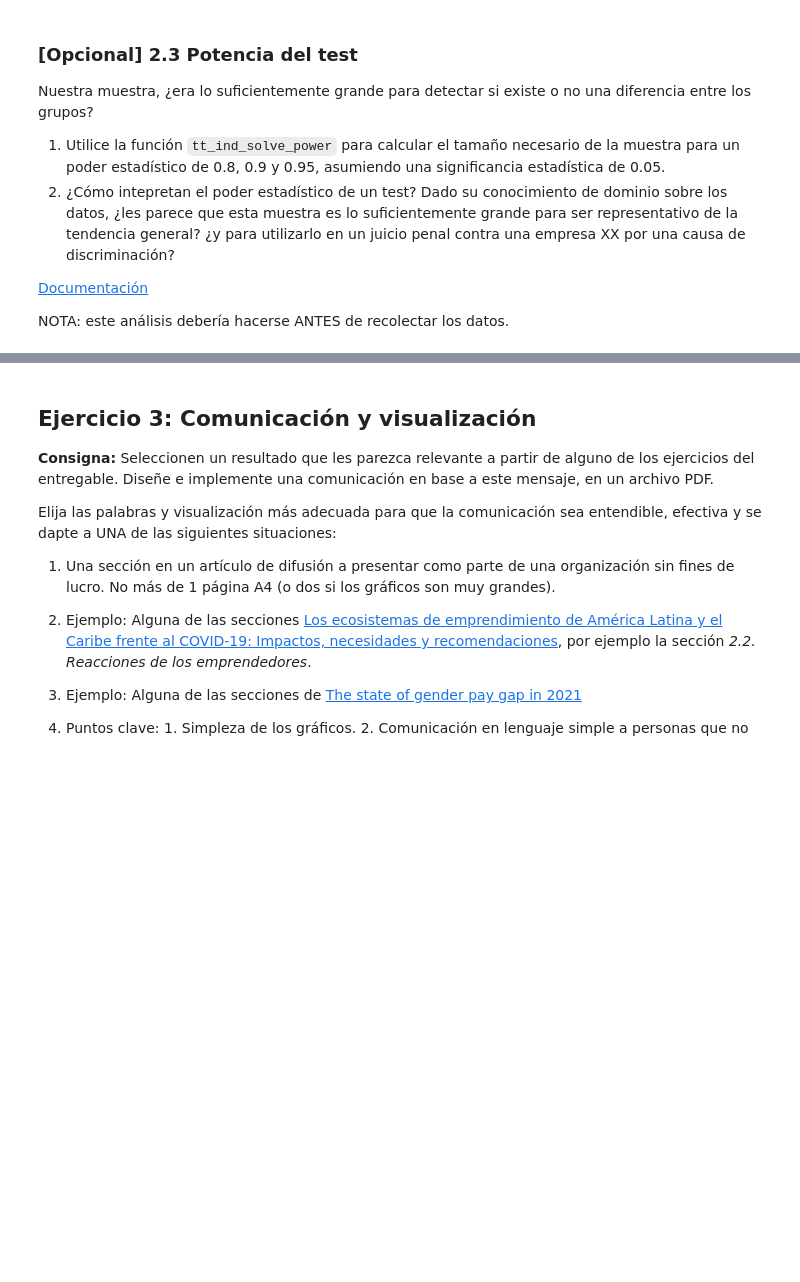
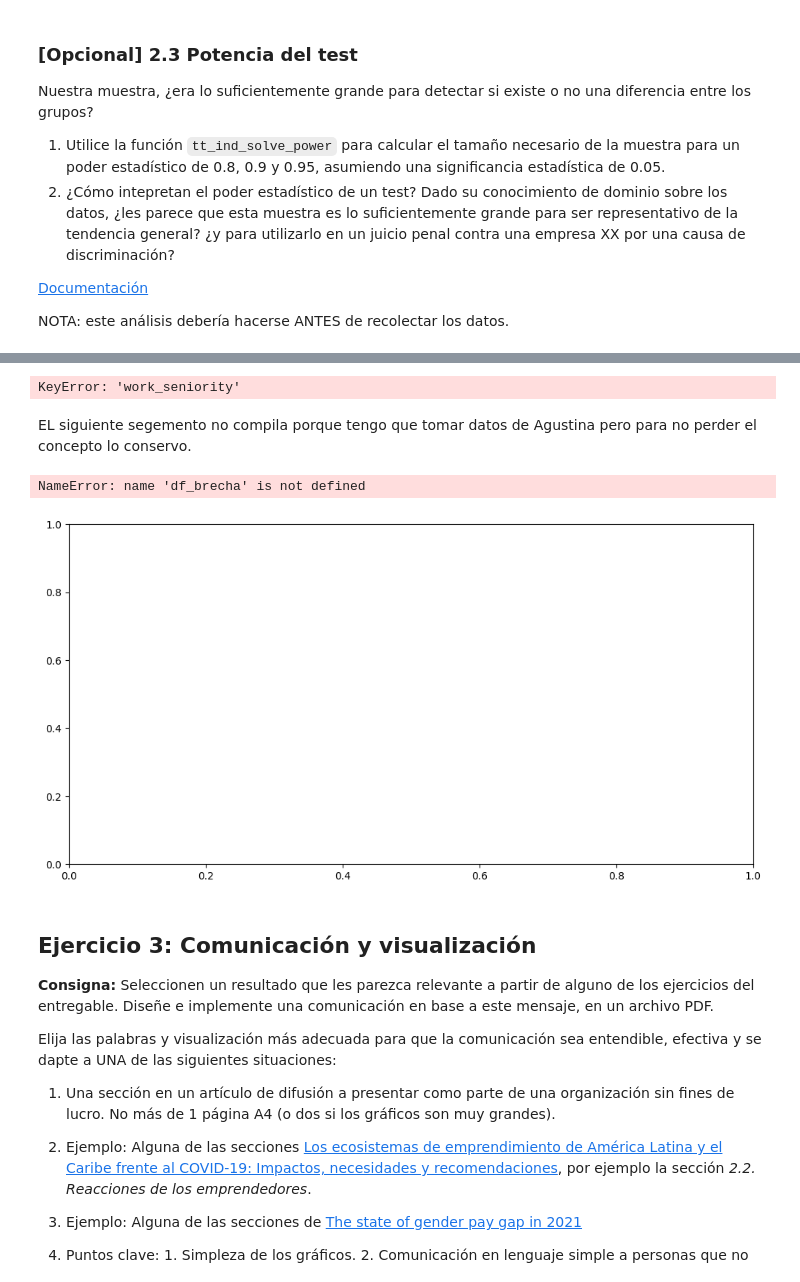
Before and after one commit to sgruyzcki/DiploDatos2026, a Jupyter notebook: Análisis y Visualización de Datos/practico2/Entregable_Parte_2_Sergio.ipynb, the cells around one changed output, grey strips where cells are left out. Cells and saved outputs as stored; diff of their text form; code cells hidden in the pictures; blank space fills up the shorter version.

```diff
--- a/Análisis y Visualización de Datos/practico2/Entregable_Parte_2_Sergio.ipynb
+++ b/Análisis y Visualización de Datos/practico2/Entregable_Parte_2_Sergio.ipynb
@@ -205,3 +211,75 @@ tt_ind_solve_power(effect_size=effect_size, alpha=alpha,power=power,  ratio=rati
+# %%
+# Filtrar seniorities y géneros de interés
+seniorities = ['Junior', 'Semi-Senior', 'Senior']
+
+df_brecha = df[
+    df['work_seniority'].isin(seniorities) &
+    df['profile_g'].isin(['Varón cis', 'Mujer cis'])
+].copy()
+# %% [output]
+KeyError: 'work_seniority'
+# %% [markdown]
+EL siguiente segemento no compila porque tengo que tomar datos de Agustina pero para no perder el concepto lo conservo.
+# %%
+import matplotlib.pyplot as plt
+import seaborn as sns
+import matplotlib.lines as mlines # Necesario para personalizar la leyenda
+
+fig, ax = plt.subplots(figsize=(12, 6))
+
+sns.boxplot(
+    data=df_brecha,
+    x='work_seniority',
+    y='salary_monthly_NETO',
+    hue='profile_g',
+    order=seniorities,
+    hue_order=['Varón cis', 'Mujer cis'],
+    palette={'Varón cis': '#AED6F1', 'Mujer cis': '#F1948A'},
+    showfliers=False,
+    whiskerprops={'visible': False},
+    capprops={'visible': False},
+
+    # Configuración de la Media
+    showmeans=True,
+    meanprops={"marker": "D", "markerfacecolor": "#F4D03F", "markeredgecolor": "black", "markersize": 6},
+
+    # Cambia el color de la Mediana (la línea que cruza la caja)
+    medianprops={'color': 'red', 'linewidth': 1.5},
+
+    ax=ax
+)
+
+ax.set_ylim(top=5100000)
+ax.set_ylim(bottom=900000)
+ax.set_title('Distribución salarial neta por seniority y género', fontsize=14, fontweight='bold')
+ax.set_xlabel('Nivel de seniority', fontsize=11)
+ax.set_ylabel('Salario mensual neto ($)', fontsize=11)
+ax.yaxis.set_major_formatter(plt.FuncFormatter(lambda x, _: f'${x/1e6:.1f}M'))
+ax.grid(axis='y', alpha=0.3)
+
+# --- CONFIGURACIÓN DE LA LEYENDA ---
+# 1. Extraemos los colores base de género que Seaborn ya generó
+handles, labels = ax.get_legend_handles_labels()
+
+# 2. Creamos los marcadores para la media y la mediana
+media_legend = mlines.Line2D([], [], color='none', marker='D', markerfacecolor='#F4D03F', markeredgecolor='black', markersize=8, label='Promedio')
+# NUEVA LÍNEA: Creamos una representación de la línea roja para la mediana
+mediana_legend = mlines.Line2D([], [], color='red', linewidth=1.5, label='Mediana')
+
+# 3. Los agregamos a la lista de elementos de la leyenda
+handles.append(media_legend)
+handles.append(mediana_legend) # NUEVA LÍNEA: Agregamos la mediana a la lista
+
+# 4. Generamos la leyenda final con los nuevos elementos incluidos
+ax.legend(handles=handles, title='Referencias')
+# ------------------------------------------
+
+plt.tight_layout()
+plt.savefig('boxplot_seniority_genero.png', dpi=300, bbox_inches='tight')
+plt.show()
+# %% [output]
+NameError: name 'df_brecha' is not defined
+[figure, added]
 # %% [markdown]
 ## Ejercicio 3: Comunicación y visualización
 
```
Also changed, not shown: parts of 2 cells of this notebook.
